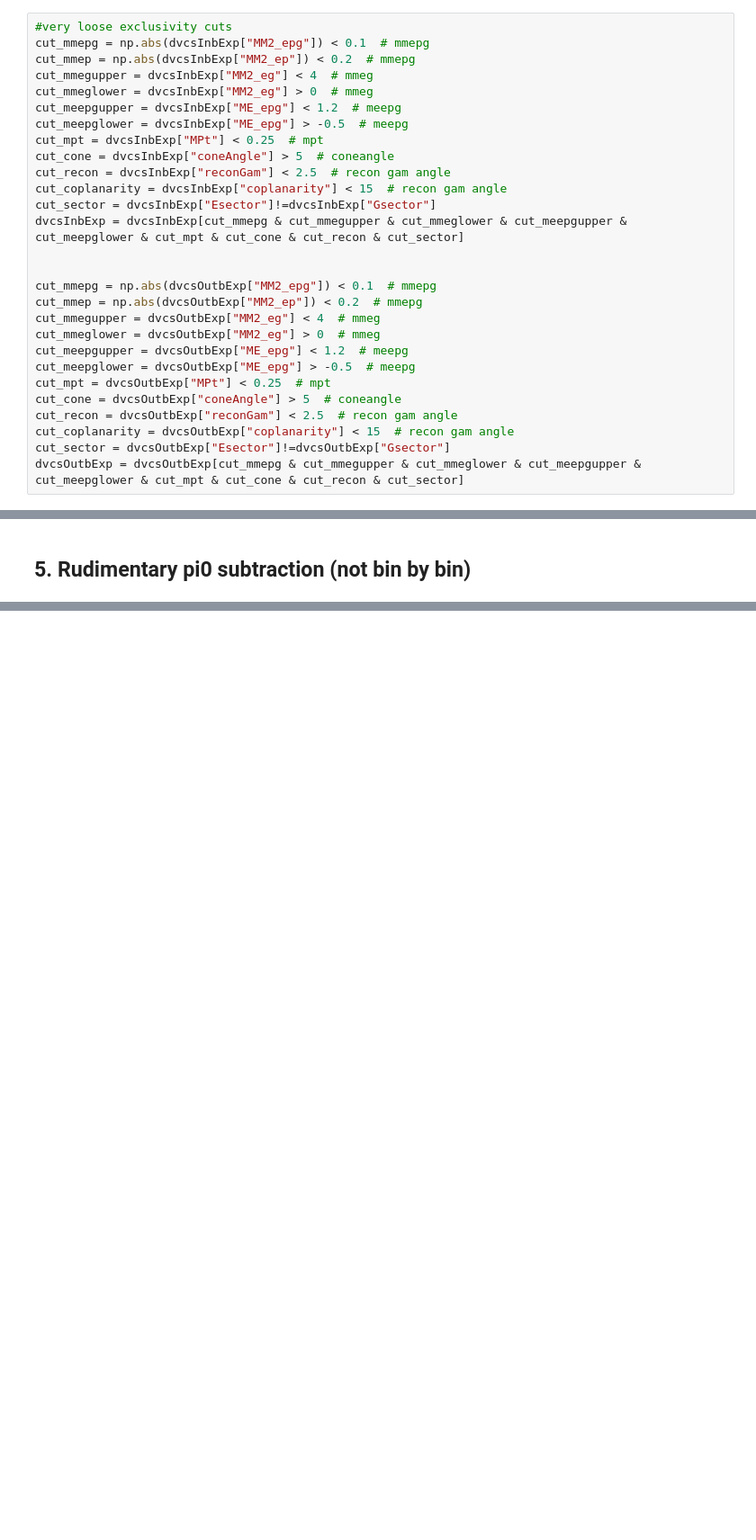
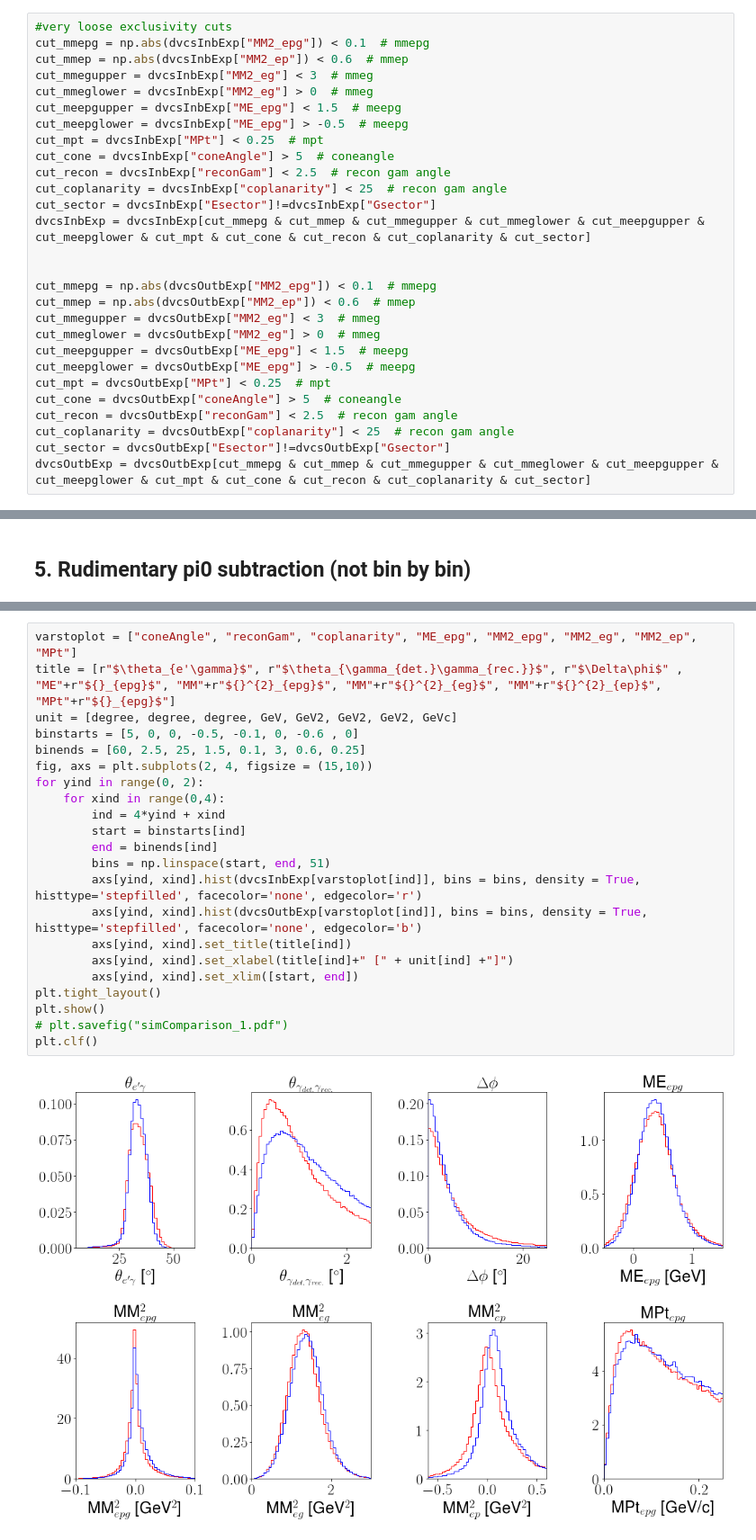
Before and after one commit to Sangbaek/clas12DVCS, a Jupyter notebook: clas12DVCS.ipynb, the cells around one changed output, grey strips where cells are left out. Shown at 90% size. Saved outputs shown, nothing was run; the diff lists cells and outputs as text; blank space fills up the shorter version.

```diff
--- a/clas12DVCS.ipynb
+++ b/clas12DVCS.ipynb
@@ -395,29 +395,29 @@ dvcsOutbExp = dvcsOutbExp[~pi0to2gammas]
 # %%
 #very loose exclusivity cuts
 cut_mmepg = np.abs(dvcsInbExp["MM2_epg"]) < 0.1  # mmepg
-cut_mmep = np.abs(dvcsInbExp["MM2_ep"]) < 0.2  # mmepg
-cut_mmegupper = dvcsInbExp["MM2_eg"] < 4  # mmeg
+cut_mmep = np.abs(dvcsInbExp["MM2_ep"]) < 0.6  # mmep
+cut_mmegupper = dvcsInbExp["MM2_eg"] < 3  # mmeg
 cut_mmeglower = dvcsInbExp["MM2_eg"] > 0  # mmeg
-cut_meepgupper = dvcsInbExp["ME_epg"] < 1.2  # meepg
+cut_meepgupper = dvcsInbExp["ME_epg"] < 1.5  # meepg
 cut_meepglower = dvcsInbExp["ME_epg"] > -0.5  # meepg
 cut_mpt = dvcsInbExp["MPt"] < 0.25  # mpt
 cut_cone = dvcsInbExp["coneAngle"] > 5  # coneangle
 cut_recon = dvcsInbExp["reconGam"] < 2.5  # recon gam angle
-cut_coplanarity = dvcsInbExp["coplanarity"] < 15  # recon gam angle
+cut_coplanarity = dvcsInbExp["coplanarity"] < 25  # recon gam angle
 cut_sector = dvcsInbExp["Esector"]!=dvcsInbExp["Gsector"]
-dvcsInbExp = dvcsInbExp[cut_mmepg & cut_mmegupper & cut_mmeglower & cut_meepgupper & cut_meepglower & cut_mpt & cut_cone & cut_recon & cut_sector]
+dvcsInbExp = dvcsInbExp[cut_mmepg & cut_mmep & cut_mmegupper & cut_mmeglower & cut_meepgupper & cut_meepglower & cut_mpt & cut_cone & cut_recon & cut_coplanarity & cut_sector]
 
 
 cut_mmepg = np.abs(dvcsOutbExp["MM2_epg"]) < 0.1  # mmepg
-cut_mmep = np.abs(dvcsOutbExp["MM2_ep"]) < 0.2  # mmepg
-cut_mmegupper = dvcsOutbExp["MM2_eg"] < 4  # mmeg
+cut_mmep = np.abs(dvcsOutbExp["MM2_ep"]) < 0.6  # mmep
+cut_mmegupper = dvcsOutbExp["MM2_eg"] < 3  # mmeg
 cut_mmeglower = dvcsOutbExp["MM2_eg"] > 0  # mmeg
-cut_meepgupper = dvcsOutbExp["ME_epg"] < 1.2  # meepg
+cut_meepgupper = dvcsOutbExp["ME_epg"] < 1.5  # meepg
 cut_meepglower = dvcsOutbExp["ME_epg"] > -0.5  # meepg
 cut_mpt = dvcsOutbExp["MPt"] < 0.25  # mpt
 cut_cone = dvcsOutbExp["coneAngle"] > 5  # coneangle
 cut_recon = dvcsOutbExp["reconGam"] < 2.5  # recon gam angle
-cut_coplanarity = dvcsOutbExp["coplanarity"] < 15  # recon gam angle
+cut_coplanarity = dvcsOutbExp["coplanarity"] < 25  # recon gam angle
 cut_sector = dvcsOutbExp["Esector"]!=dvcsOutbExp["Gsector"]
-dvcsOutbExp = dvcsOutbExp[cut_mmepg & cut_mmegupper & cut_mmeglower & cut_meepgupper & cut_meepglower & cut_mpt & cut_cone & cut_recon & cut_sector]
+dvcsOutbExp = dvcsOutbExp[cut_mmepg & cut_mmep & cut_mmegupper & cut_mmeglower & cut_meepgupper & cut_meepglower & cut_mpt & cut_cone & cut_recon & cut_coplanarity & cut_sector]
 # %%
@@ -432,0 +487,24 @@ pi0->1 gamma (data) = pi0->1 gamma (MC, rec) / pi0->2gamma(MC, rec) * pi0->2gamm
+# %%
+varstoplot = ["coneAngle", "reconGam", "coplanarity", "ME_epg", "MM2_epg", "MM2_eg", "MM2_ep", "MPt"]
+title = [r"$\theta_{e'\gamma}$", r"$\theta_{\gamma_{det.}\gamma_{rec.}}$", r"$\Delta\phi$" , "ME"+r"${}_{epg}$", "MM"+r"${}^{2}_{epg}$", "MM"+r"${}^{2}_{eg}$", "MM"+r"${}^{2}_{ep}$", "MPt"+r"${}_{epg}$"]
+unit = [degree, degree, degree, GeV, GeV2, GeV2, GeV2, GeVc]
+binstarts = [5, 0, 0, -0.5, -0.1, 0, -0.6 , 0]
+binends = [60, 2.5, 25, 1.5, 0.1, 3, 0.6, 0.25]
+fig, axs = plt.subplots(2, 4, figsize = (15,10))
+for yind in range(0, 2):
+	for xind in range(0,4):
+		ind = 4*yind + xind
+		start = binstarts[ind]
+		end = binends[ind]
+		bins = np.linspace(start, end, 51)
+		axs[yind, xind].hist(dvcsInbExp[varstoplot[ind]], bins = bins, density = True, histtype='stepfilled', facecolor='none', edgecolor='r')
+		axs[yind, xind].hist(dvcsOutbExp[varstoplot[ind]], bins = bins, density = True, histtype='stepfilled', facecolor='none', edgecolor='b')
+		axs[yind, xind].set_title(title[ind])
+		axs[yind, xind].set_xlabel(title[ind]+" [" + unit[ind] +"]")
+		axs[yind, xind].set_xlim([start, end])
+plt.tight_layout()
+plt.show()
+# plt.savefig("simComparison_1.pdf")
+plt.clf()
+# %% [output]
+[figure, added]
```
Also changed, not shown: parts of 20 cells of this notebook.
